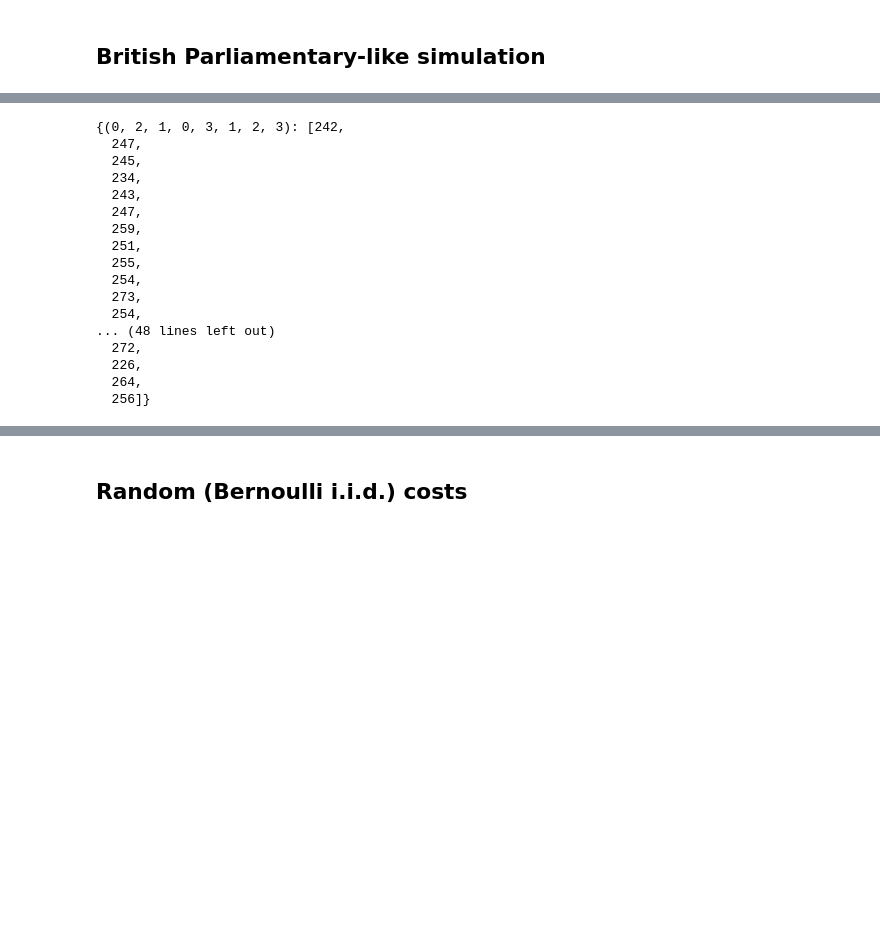
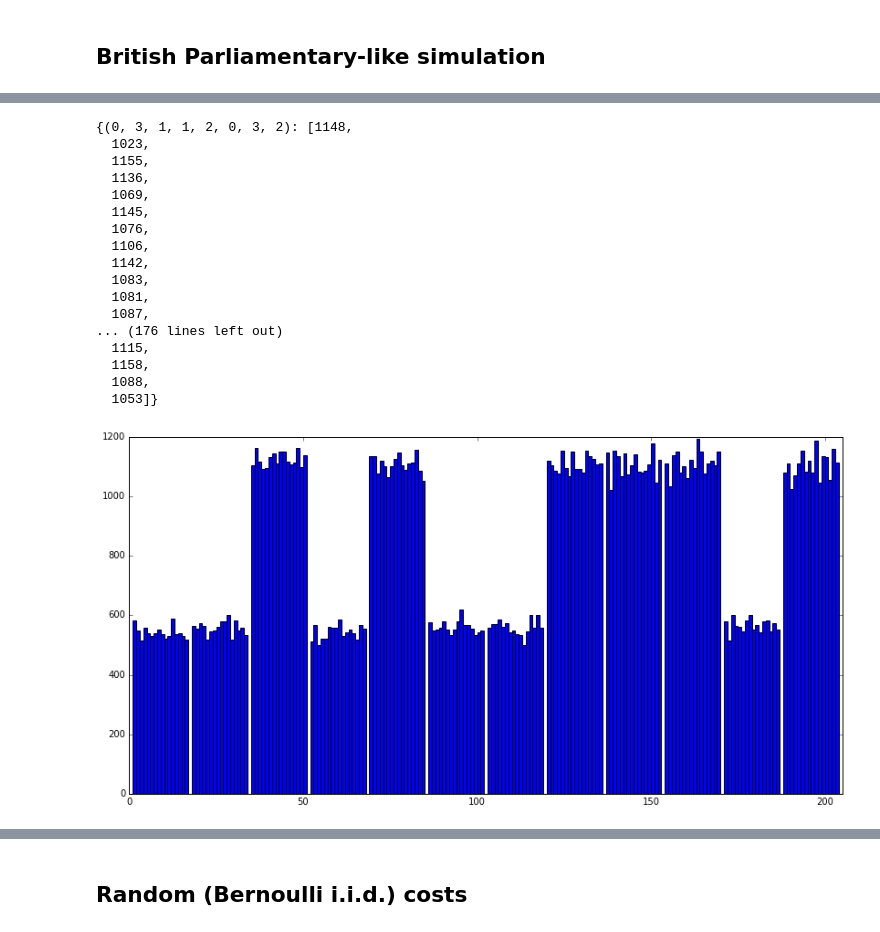
Before and after one commit to czlee/debate-pairing, a Jupyter notebook: hungarian.ipynb, the cells around one changed output, grey strips where cells are left out. Cells and saved outputs as stored; diff of their text form; code cells hidden in the pictures; blank space fills up the shorter version.

```diff
--- a/hungarian.ipynb
+++ b/hungarian.ipynb
@@ -168,23 +274,29 @@ results = run_simulations(costs, niterations, hungarian_shuffle_during) if rando
 # %%
-frequencies_by_position(results) if randomized_munkres else None
+grouped = frequencies_by_position(results) if randomized_munkres else None
+grouped
 # %% [output]
-{(0, 2, 1, 0, 3, 1, 2, 3): [242,
-  247,
-  245,
-  234,
-  243,
-  247,
-  259,
-  251,
-  255,
-  254,
-  273,
-  254,
-... (48 lines left out)
-  272,
-  226,
-  264,
-  256]}
+{(0, 3, 1, 1, 2, 0, 3, 2): [1148,
+  1023,
+  1155,
+  1136,
+  1069,
+  1145,
+  1076,
+  1106,
+  1142,
+  1083,
+  1081,
+  1087,
+... (176 lines left out)
+  1115,
+  1158,
+  1088,
+  1053]}
+# %%
+if randomized_munkres:
+    plot_by_group(grouped)
+# %% [output]
+[figure, added]
 # %%
 verify_costs(costs, results) if randomized_munkres else None
 # %% [output]
```
Also changed, not shown: parts of 25 cells of this notebook.
